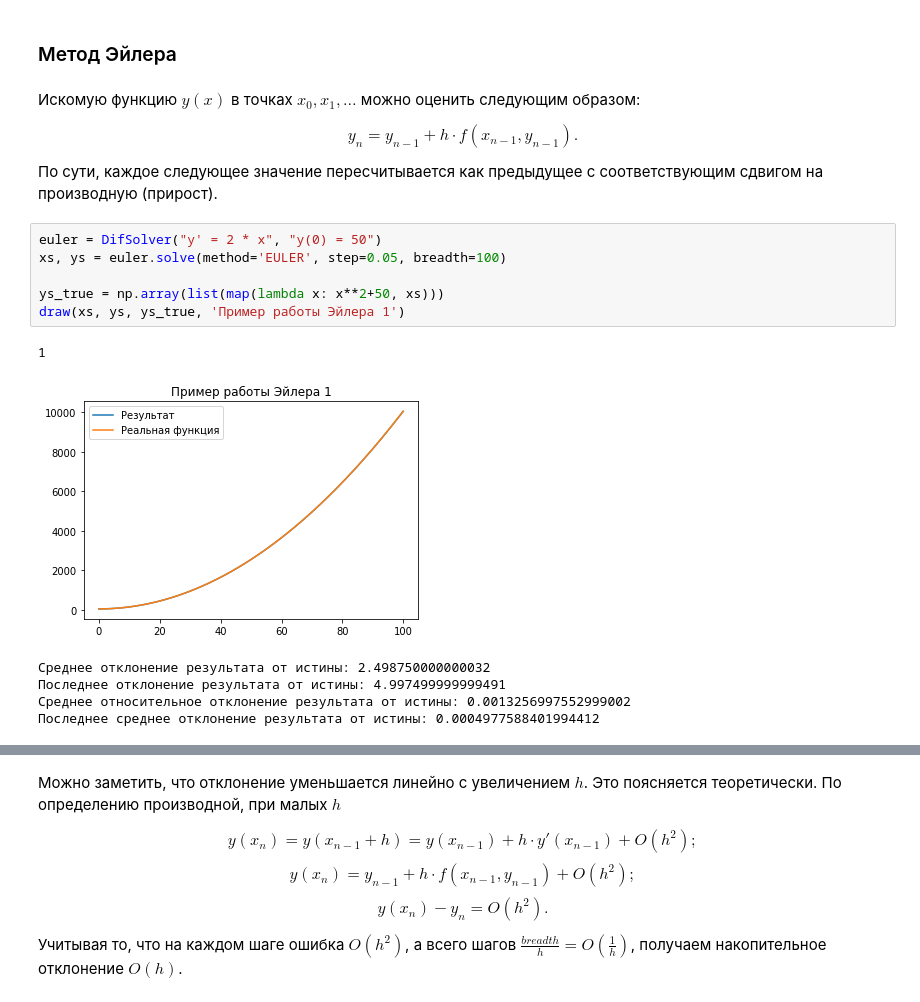
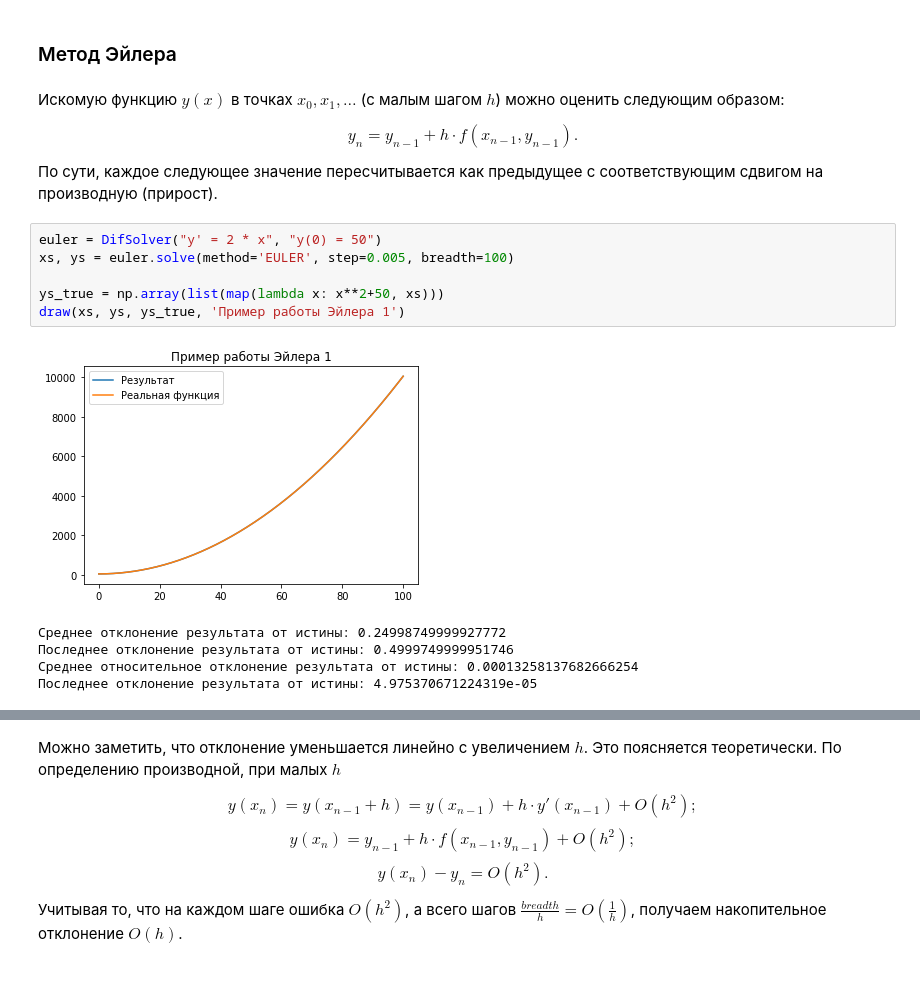
Before and after one commit to matveevk/Differential-Equations-Solver, a Jupyter notebook: runge_kutta_research.ipynb, the cells around one changed output, grey strips where cells are left out. Saved outputs shown, nothing was run; the diff lists cells and outputs as text.

```diff
--- a/runge_kutta_research.ipynb
+++ b/runge_kutta_research.ipynb
@@ -43,23 +43,22 @@ $$y'(x) = f(x, y),$$
 # %% [markdown]
 ### Метод Эйлера
 # %% [markdown]
-Искомую функцию $y(x)$ в точках $x_0, x_1, \ldots$ можно оценить следующим образом:
+Искомую функцию $y(x)$ в точках $x_0, x_1, \ldots$ (с малым шагом $h$) можно оценить следующим образом:
 
 $$y_n = y_{n-1} + h\cdot f(x_{n-1}, y_{n-1}).$$
 
 По сути, каждое следующее значение пересчитывается как предыдущее с соответствующим сдвигом на производную (прирост).
 # %%
 euler = DifSolver("y' = 2 * x", "y(0) = 50")
-xs, ys = euler.solve(method='EULER', step=0.05, breadth=100)
+xs, ys = euler.solve(method='EULER', step=0.005, breadth=100)
 
 ys_true = np.array(list(map(lambda x: x**2+50, xs)))
 draw(xs, ys, ys_true, 'Пример работы Эйлера 1')
 # %% [output]
+[figure]
-1
+Среднее отклонение результата от истины: 0.24998749999927772
+Последнее отклонение результата от истины: 0.4999749999951746
+Среднее относительное отклонение результата от истины: 0.00013258137682666254
+Последнее отклонение результата от истины: 4.975370671224319e-05
-[figure]
-Среднее отклонение результата от истины: 2.498750000000032
-Последнее отклонение результата от истины: 4.997499999999491
-Среднее относительное отклонение результата от истины: 0.0013256997552999002
-Последнее среднее отклонение результата от истины: 0.0004977588401994412
 # %%
 euler = DifSolver("y' = 1/y", "y(2) = 2")
```
Also changed, not shown: parts of 11 cells of this notebook.
